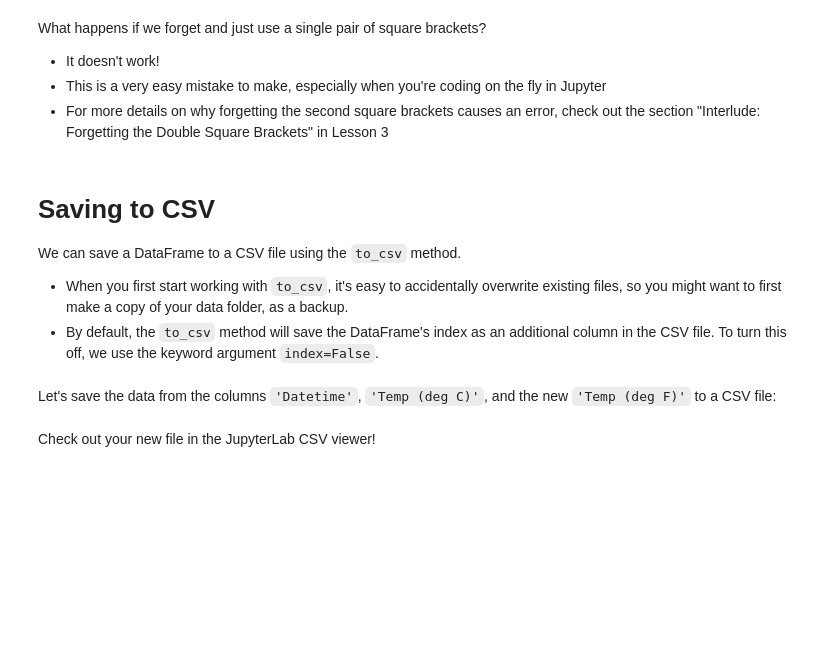
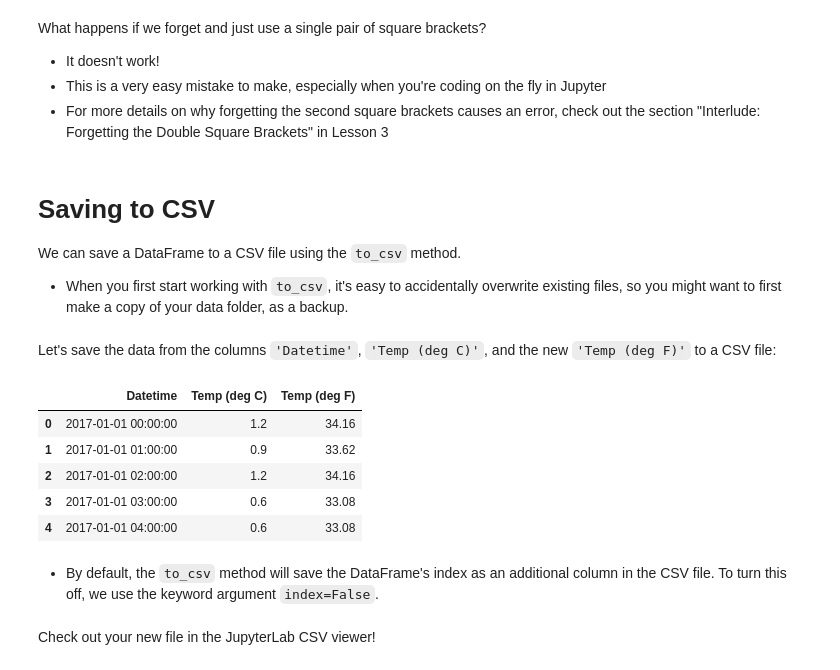
Before and after one commit to jenfly/pyladies-pandas, a Jupyter notebook: lesson1-starting-with-data.ipynb, the cells around one changed output. Saved outputs shown, nothing was run; the diff lists cells and outputs as text; code cells hidden in the pictures; blank space fills up the shorter version.

```diff
--- a/lesson1-starting-with-data.ipynb
+++ b/lesson1-starting-with-data.ipynb
@@ -443,7 +445,17 @@ What happens if we forget and just use a single pair of square brackets?
 We can save a DataFrame to a CSV file using the `to_csv` method.
 
 - When you first start working with `to_csv`, it's easy to accidentally overwrite existing files, so you might want to first make a copy of your data folder, as a backup.
-- By default, the `to_csv` method will save the DataFrame's index as an additional column in the CSV file. To turn this off, we use the keyword argument `index=False`.
 # %% [markdown]
 Let's save the data from the columns `'Datetime'`, `'Temp (deg C)'`, and the new `'Temp (deg F)'` to a CSV file:
+# %%
+cols_save = ['Datetime', 'Temp (deg C)', 'Temp (deg F)']
+temp_df = weather_yvr[cols_save]
+temp_df.head()
+# %% [output]
+|  | Datetime | Temp (deg C) | Temp (deg F) |
+| 0 | 2017-01-01 00:00:00 | 1.2 | 34.16 |
+| 1 | 2017-01-01 01:00:00 | 0.9 | 33.62 |
+| 2 | 2017-01-01 02:00:00 | 1.2 | 34.16 |
+| 3 | 2017-01-01 03:00:00 | 0.6 | 33.08 |
+| 4 | 2017-01-01 04:00:00 | 0.6 | 33.08 |
 # %%
@@ -452,4 +462,6 @@ temp_df = weather_yvr[['Datetime', 'Temp (deg C)', 'Temp (deg F)']]
 temp_df.to_csv('data/temperatures_YVR.csv', index=False)
+# %% [markdown]
+- By default, the `to_csv` method will save the DataFrame's index as an additional column in the CSV file. To turn this off, we use the keyword argument `index=False`.
 # %% [markdown]
 Check out your new file in the JupyterLab CSV viewer!
 # %% [markdown]
```
Also changed, not shown: parts of 4 cells of this notebook, 2 other files.
